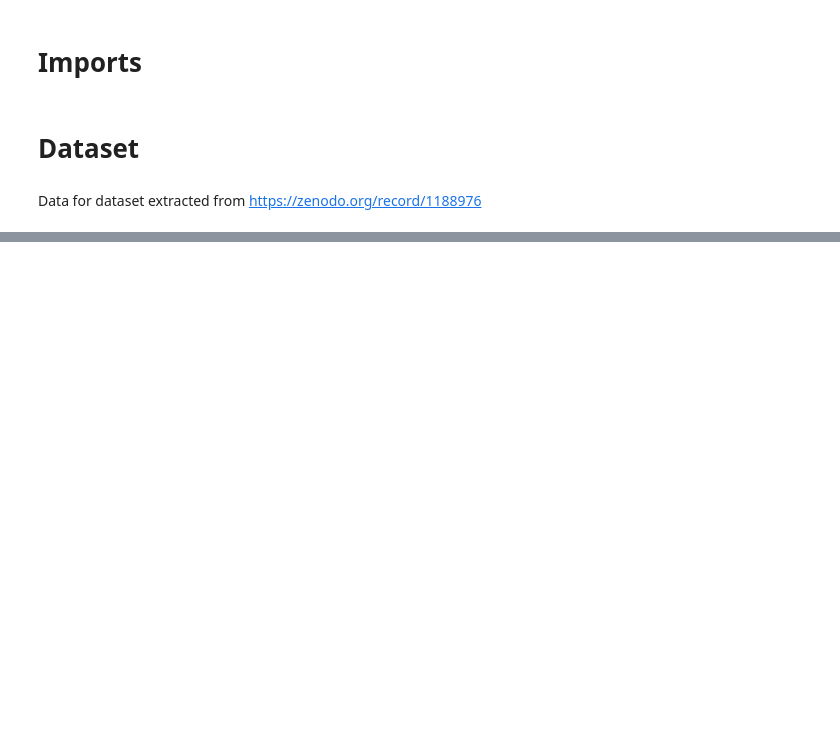
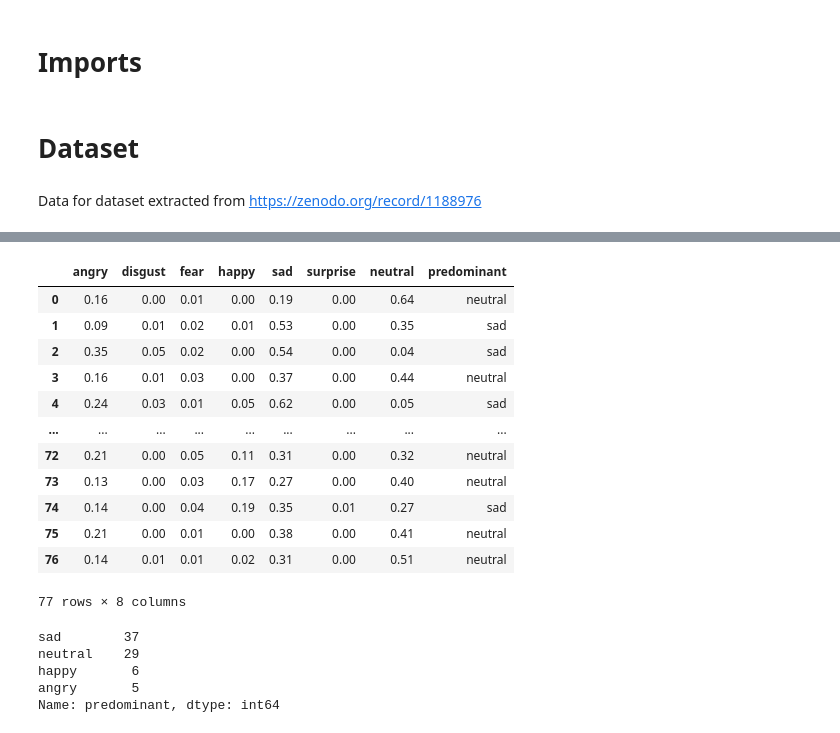
Before and after one commit to luiscal4a/Sentiment-Analysis, a Jupyter notebook: Video Emotion Recognition.ipynb, the cells around one changed output, grey strips where cells are left out. Saved outputs shown, nothing was run; the diff lists cells and outputs as text; code cells hidden in the pictures; blank space fills up the shorter version.

```diff
--- a/Video Emotion Recognition.ipynb
+++ b/Video Emotion Recognition.ipynb
@@ -62,6 +93,6 @@ def video_to_images(path):
         num_images = num_images + 1
         cv2.imwrite(dest, image)     # save frame as JPEG file
         count += 1
-        while (count % (framespersecond * PER_X_SECOND) != 0) and success:
+        while (count % int(framespersecond * PER_X_SECOND) != 0) and success:
             success,image = vidcap.read()
             count += 1
@@ -116,6 +131,33 @@ def analyse_directory(path):
             data.append(data_file)
             print(f'Analysed {n+1} out of {len(filenames)} files')
     return data
+# %%
+def analyse_directory(path):
+    data = []
+    for root, dirs, filenames in os.walk(path, topdown=False):
+        filenames = natsort.natsorted(filenames)
+        for n, filename in enumerate(filenames):
+            data_file = []
+            """data_file = filename.split("-")
+            data_file[0] = ID_TO_MODALITY[data_file[0]]
+            data_file[1] = ID_TO_CHANNEL[data_file[1]]
+            data_file[2] = ID_TO_EMOTION[data_file[2]]
+            data_file[3] = ID_TO_INTENSITY[data_file[3]]
+            data_file[-1] = data_file[-1].split(".")[0]"""
+            test_image_one = plt.imread(f'{root}/{filename}')
+            emo_detector = FER(mtcnn=True)
+            # Capture all the emotions on the image
+            captured_emotions = emo_detector.detect_emotions(test_image_one)
+            # Print all captured emotions with the image
+            #print(captured_emotions)
+            data_file.extend(captured_emotions[0]['emotions'][emo] for emo in captured_emotions[0]['emotions'])
+
+            dominant_emotion, emotion_score = emo_detector.top_emotion(test_image_one)
+            data_file.append(dominant_emotion)
+            #print(dominant_emotion, emotion_score)
+            data.append(data_file)
+            print(f'Analysed {n+1} out of {len(filenames)} files')
+    return data
 # %%
 list_emotions = analyse_directory("./Data/output_divided")
 # %% [output]
@@ -138,0 +201,28 @@ Analysed 466 out of 466 files
+# %%
+new_columns = ["angry", "disgust", "fear", "happy", "sad", "surprise", "neutral", "predominant"]
+# %%
+df_emotions = pd.DataFrame(list_emotions, columns=new_columns)
+# %%
+df_emotions
+# %% [output]
+|  | angry | disgust | fear | happy | sad | surprise | neutral | predominant |
+| 0 | 0.16 | 0.00 | 0.01 | 0.00 | 0.19 | 0.00 | 0.64 | neutral |
+| 1 | 0.09 | 0.01 | 0.02 | 0.01 | 0.53 | 0.00 | 0.35 | sad |
+| 2 | 0.35 | 0.05 | 0.02 | 0.00 | 0.54 | 0.00 | 0.04 | sad |
+| 3 | 0.16 | 0.01 | 0.03 | 0.00 | 0.37 | 0.00 | 0.44 | neutral |
+| 4 | 0.24 | 0.03 | 0.01 | 0.05 | 0.62 | 0.00 | 0.05 | sad |
+| ... | ... | ... | ... | ... | ... | ... | ... | ... |
+| 72 | 0.21 | 0.00 | 0.05 | 0.11 | 0.31 | 0.00 | 0.32 | neutral |
+| 73 | 0.13 | 0.00 | 0.03 | 0.17 | 0.27 | 0.00 | 0.40 | neutral |
+| 74 | 0.14 | 0.00 | 0.04 | 0.19 | 0.35 | 0.01 | 0.27 | sad |
+| 75 | 0.21 | 0.00 | 0.01 | 0.00 | 0.38 | 0.00 | 0.41 | neutral |
+| 76 | 0.14 | 0.01 | 0.01 | 0.02 | 0.31 | 0.00 | 0.51 | neutral |
+77 rows × 8 columns
+# %%
+df_emotions['predominant'].value_counts()
+# %% [output]
+sad        37
+neutral    29
+happy       6
+angry       5
+Name: predominant, dtype: int64
```
Also changed, not shown: parts of 11 cells of this notebook, 10 other files.
